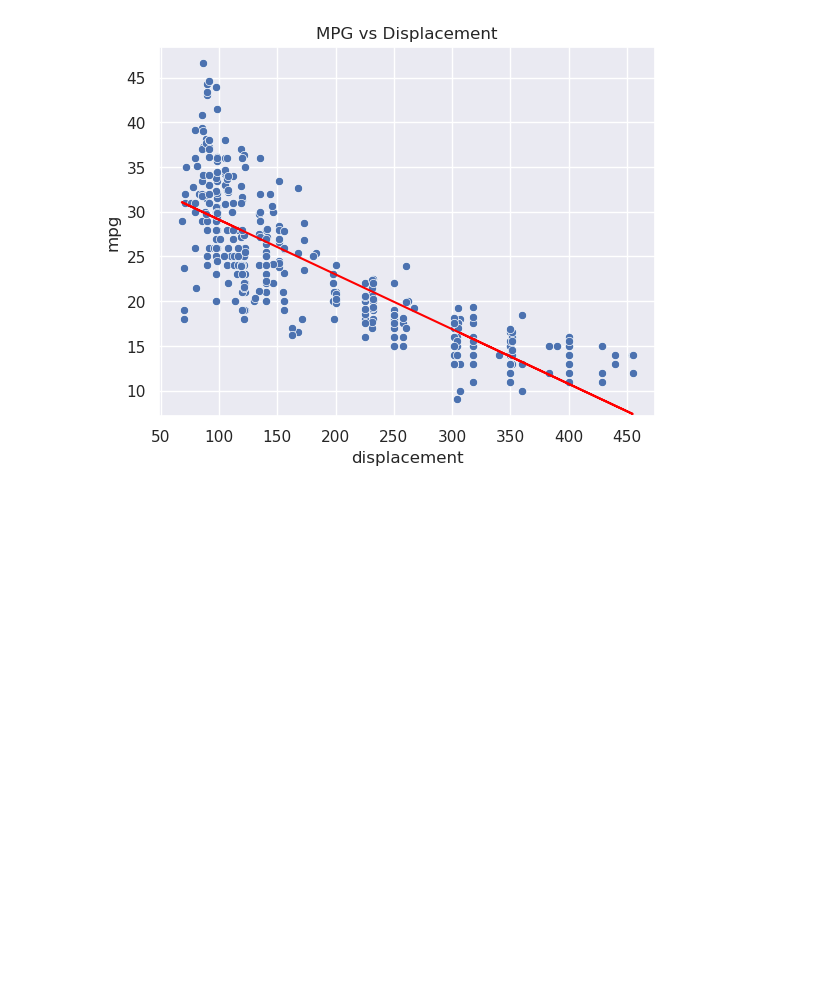
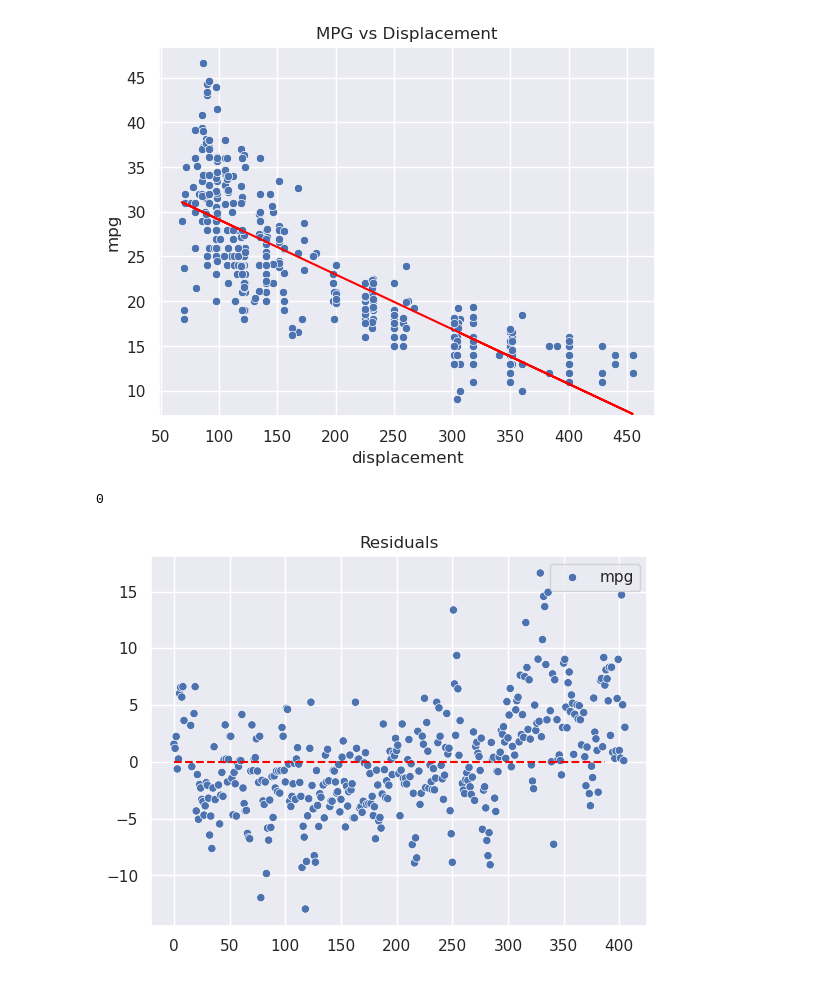
Before and after one commit to mmunozbe/ml-course, a Jupyter notebook: T4-5-Linear Regression-Problemas con RL.ipynb, the cells around one changed output. Cells and saved outputs as stored; diff of their text form; code cells hidden in the pictures; blank space fills up the shorter version.

```diff
--- a/T4-5-Linear Regression-Problemas con RL.ipynb
+++ b/T4-5-Linear Regression-Problemas con RL.ipynb
@@ -345,3 +345,9 @@ sns.scatterplot(x="displacement", y="mpg", data=data_auto_clean).add_line(plt.Li
 # %% [output]
 0
 [figure]
+# %%
+residuals = y - lm_outliers_2.predict(x)
+sns.scatterplot(residuals).add_line(plt.Line2D(range(len(residuals)), [0]*len(residuals), color="red", linestyle="dashed")).add_callback(plt.title("Residuals"))
+# %% [output]
+0
+[figure, added]
```
Also changed, not shown: parts of 4 cells of this notebook.
